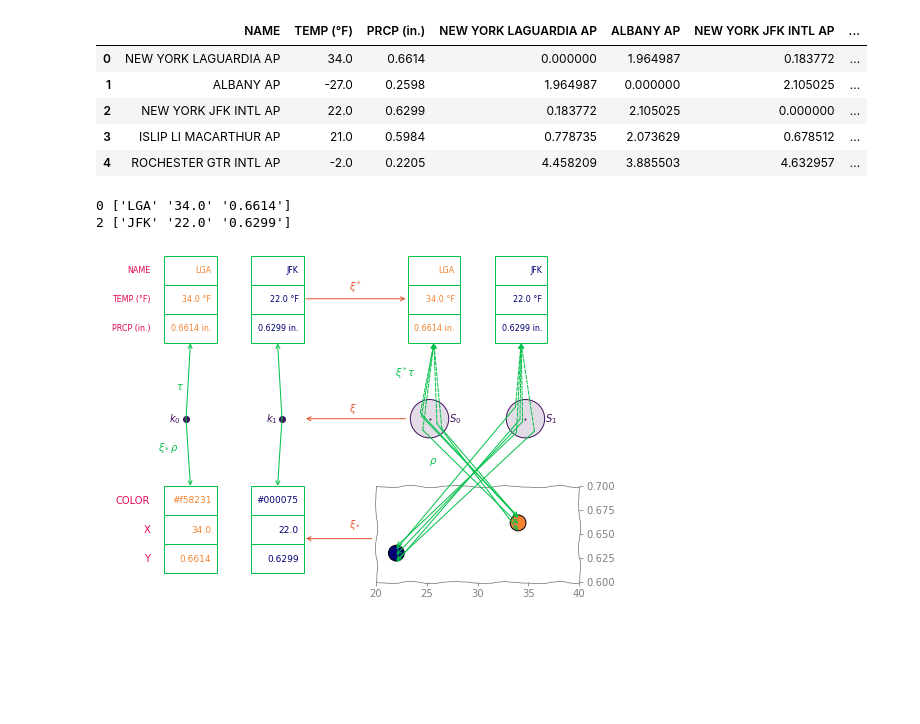
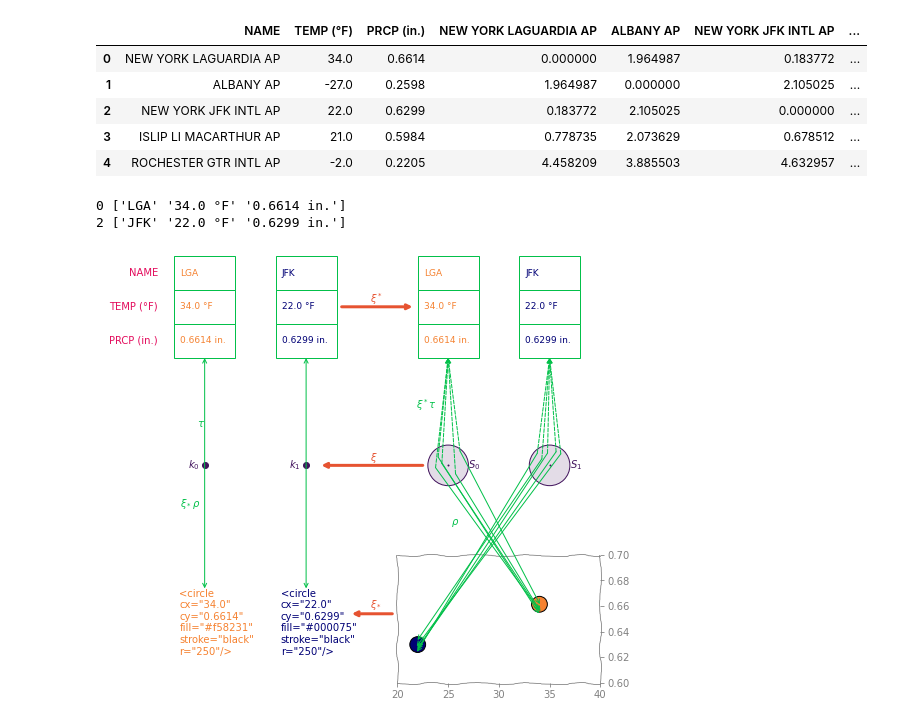
Before and after one commit to story645/team, a Jupyter notebook: paper/figcode/xi.ipynb, the cells around one changed output. Saved outputs shown, nothing was run; the diff lists cells and outputs as text; code cells hidden in the pictures; blank space fills up the shorter version.

```diff
--- a/paper/figcode/xi.ipynb
+++ b/paper/figcode/xi.ipynb
@@ -52,13 +52,13 @@ df
 drows = df[['AC', 'TC', 'PC']].loc[[0,2]]
 vrows = df[['color','TEMP (°F)', 'PRCP (in.)']].loc[[0,2]]
 # %%
-for i, r in rows.iterrows():
+for i, r in drows.iterrows():
     print(i, r.values.astype(str).T)
 # %% [output]
-0 ['LGA' '34.0' '0.6614']
-2 ['JFK' '22.0' '0.6299']
+0 ['LGA' '34.0 °F' '0.6614 in.']
+2 ['JFK' '22.0 °F' '0.6299 in.']
 # %%
-fig, axd = plt.subplot_mosaic([['tau', 'tau_pull'], ['k', 's'], ['rho_push', 'rho']], figsize=(8,6))
+fig, axd = plt.subplot_mosaic([['tau', 'tau_pull'], ['k', 's'], ['rho_push', 'rho']], figsize=(8,8))
 x = [-0, 1]
 y = [.5]*len(x)
 # K
@@ -85,7 +85,7 @@ values = [('tau', [['NAME'],['TEMP (°F)'], ['PRCP (in.)']]),
           ('rho_push', [['COLOR'],['X'], ['Y']])]
 
 bbox = [-1, 0, width, height]
-for axn, data in values:
+for axn, data in [values[0]]:
     tab = axd[axn].table(data, transform=axd[axn].transData, bbox=bbox)
     for i in range(3):
         tab[i,0].set_edgecolor('white')
@@ -97,32 +97,28 @@ for axn in ['tau', 'tau_pull']:
         width = .6
         bbox = [x[i]- width/2, 0 , width , 1]
         tab = axd[axn].table([[rv] for rv in r.values.astype(str).T],
-                       bbox=bbox, transform=axd[axn].transData)
+                       bbox=bbox, transform=axd[axn].transData, cellLoc='left')
         for ri in range(len(r)):
             tab[ri,0].set_edgecolor(pcd['section'])
             tab[ri,0].get_text().set_color(ip.cdict[ip.rac[r['AC']]])
 
 
+s=250
+axd['rho'].scatter('TEMP (°F)', 'PRCP (in.)', data=vrows, color=vrows['color'], s=s, edgecolor='k')
+axd['rho'].set(xlim=(20, 40), ylim=(.6, .7))
+axd['rho'].tick_params(right=True, left=False, labelleft=False, labelright=True)
 
-
+rpy = .75
 for i, (ind, r) in enumerate(vrows.iterrows()):
     # double nest for columns
-
-    bbox = [x[i]- width/2, 0 , width , height]
-    tab = axd['rho_push'].table([[rv] for rv in r.values.astype(str).T],
-                   bbox=bbox, transform=axd['rho_push'].transData)
-    for ri in range(len(r)):
-        tab[ri,0].set_edgecolor(pcd['section'])
-        tab[ri,0].get_text().set_color(r['color'])
+    spec = f'<circle\ncx="{r["TEMP (°F)"]}"\ncy="{r["PRCP (in.)"]}"\nfill="{r["color"]}"\nstroke="black"\nr="{s}"/>'
+    axd['rho_push'].text(x[i]-.25, rpy, spec, color=r['color'], va='top')
 
 for axn in ['tau', 'tau_pull', 'rho_push']:
     axd[axn].set(xlim=(-.5, 1.5), ylim=(-.1,1), aspect='equal')
     axd[axn].axis('off')
 
 
-axd['rho'].scatter('TEMP (°F)', 'PRCP (in.)', data=vrows, color=vrows['color'], s=250, edgecolor='k')
-axd['rho'].set(xlim=(20, 40), ylim=(.6, .7))
-axd['rho'].tick_params(right=True, left=False, labelleft=False, labelright=True)
 
 
 
@@ -131,55 +127,56 @@ for i, (inf, row) in enumerate(vrows.iterrows()):
     at = mpatches.ConnectionPatch((xi,.5), (xi, -.005),
                                   coordsA=axd['k'].transData, coordsB=axd['tau'].transData,
                                   color=pcd['section'], arrowstyle="->",)
-    arp = mpatches.ConnectionPatch((xi,.5), (xi, 1),
+    arp = mpatches.ConnectionPatch((xi,.5), (xi, rpy),
                                   coordsA=axd['k'].transData, coordsB=axd['rho_push'].transData,
                                   color=pcd['section'], arrowstyle="->",)
     fig.add_artist(at)
     fig.add_artist(arp)
 
-    margin = .0095
+    xmargin = .1
+    ymargin = .01
     xm = row['TEMP (°F)']
     ym = row['PRCP (in.)']
-    xt = np.random.uniform(low = xm-margin, high = xm+margin, size=10)
-    yt = np.random.uniform(low = ym-margin, high = ym+margin, size=10)
+    xt = np.random.uniform(low = xm-xmargin, high = xm+xmargin, size=10)
+    yt = np.random.uniform(low = ym-ymargin, high = ym+ymargin, size=10)
     for j, (xs,ys) in enumerate(zip(np.random.uniform(low=xi-radius+.05, high=xi+radius-.05, size=5),
                        np.random.uniform(low=.5-radius+.05, high=.5+radius-.05, size=5))):
         atp = mpatches.ConnectionPatch((xs,ys), (xi, -.005),
                                   coordsA=axd['s'].transData, coordsB=axd['tau_pull'].transData,
                                   color=pcd['section'], arrowstyle="->",linestyle='--')
 
         ar = mpatches.ConnectionPatch((xs,ys), (xt[j], yt[j]),
                                   coordsA=axd['s'].transData, coordsB=axd['rho'].transData,
                                   color=pcd['section'], arrowstyle="->",)
         fig.add_artist(atp)
         fig.add_artist(ar)
 
 fig.text(.2, .57, r'$\tau$', color=pcd['section'])
 fig.text(.17, .43, r'$\xi_*\rho$', color=pcd['section'])
 fig.text(.58, .6, r'$\xi^*\tau$', color=pcd['section'])
 fig.text(.64, .4, r'$\rho$', color=pcd['section'])
 
-fig.text(.5, .25, r"$\xi_*$", color=pcd['functor'])
-push = mpatches.ConnectionPatch((-.6,-.75), (1.25, -.75),
-                                  coordsA=axd['s'].transData, coordsB=axd['k'].transData,
-                                  color=pcd['functor'], arrowstyle="->")
+fig.text(.5, .255, r"$\xi_*$", color=pcd['functor'])
+push = mpatches.ConnectionPatch((1.85,.5), (1.45, .5),
+                                  coordsA=axd['rho_push'].transData, coordsB=axd['rho_push'].transData,
+                                  color=pcd['functor'], arrowstyle="->", lw=3)
 fig.add_artist(push)
 
-fig.text(.5, .8, r"$\xi^*$", color=pcd['functor'])
-pull = mpatches.ConnectionPatch((1.25, 1.75), (-.25, 1.75),
-                                  coordsA=axd['k'].transData, coordsB=axd['s'].transData,
-                                  color=pcd['functor'], arrowstyle="->")
+fig.text(.5, .785, r"$\xi^*$", color=pcd['functor'])
+pull = mpatches.ConnectionPatch((1.35, .5), (-.35, .5),
+                                  coordsA=axd['tau'].transData, coordsB=axd['tau_pull'].transData,
+                                  color=pcd['functor'], arrowstyle="->", lw=3)
 fig.add_artist(pull)
-fig.text(.5, .52, r"$\xi$", color=pcd['functor'])
-vind = mpatches.ConnectionPatch((-.25,.5), (1.25, .5),
+fig.text(.5, .5025, r"$\xi$", color=pcd['functor'], va='bottom')
+vind = mpatches.ConnectionPatch((-.25,.5), (1.15, .5),
                                   coordsA=axd['s'].transData, coordsB=axd['k'].transData,
-                                  color=pcd['functor'], arrowstyle="->")
+                                  color=pcd['functor'], arrowstyle="->", lw=3)
 fig.add_artist(vind)
 
 
 axd['rho'].spines[:].set_sketch_params(1, 100, 10)
 axd['rho'].spines[:].set_color('gray')
 axd['rho'].tick_params(colors='gray')
-fig.savefig('../figures/xi_scatter.png', dpi=500, bbox_inches='tight')
+fig.savefig('../figures/xi_scatter.png', dpi=200, bbox_inches='tight')
 # %% [output]
-[figure, old version]
+[figure, new version]
```
Also changed, not shown: parts of 3 cells of this notebook, 8 other files.
